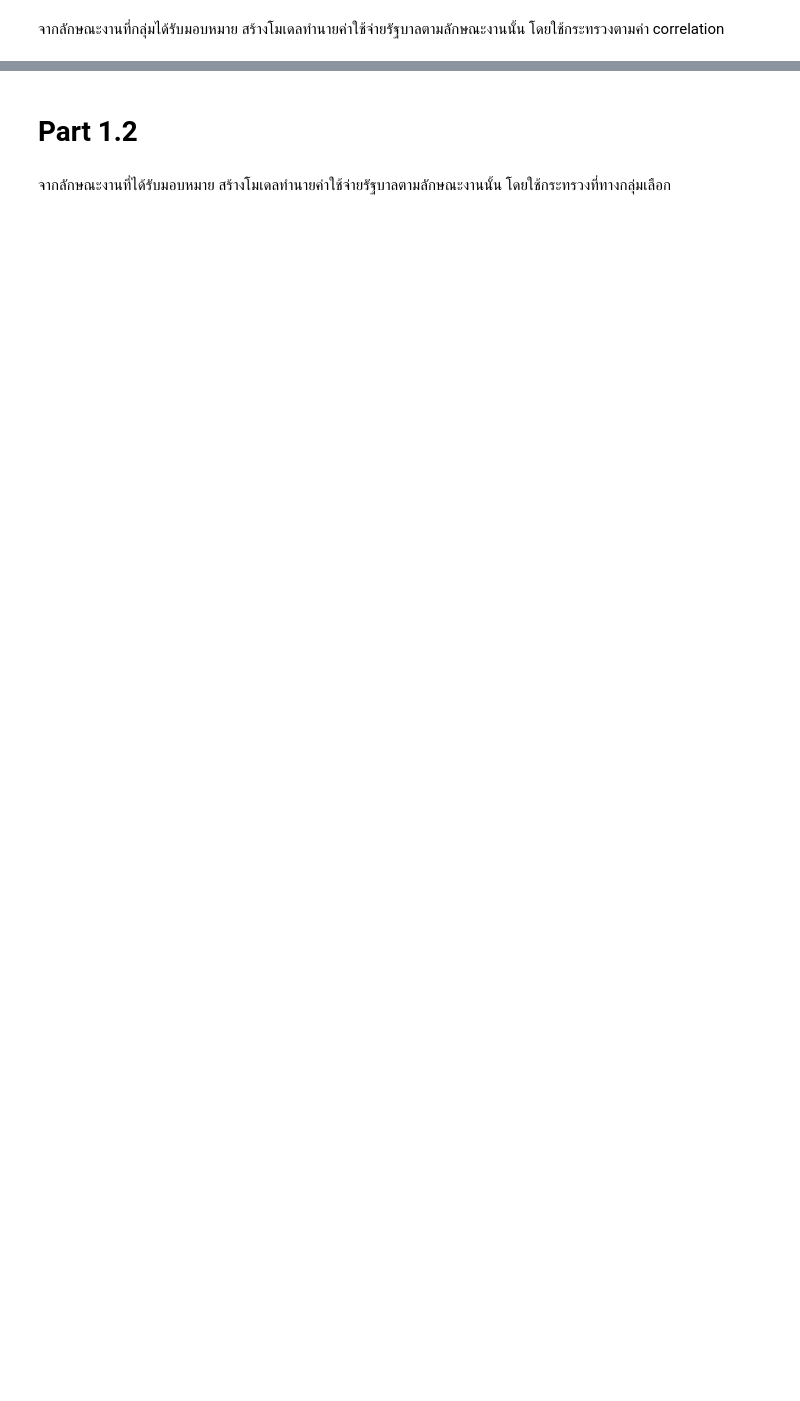
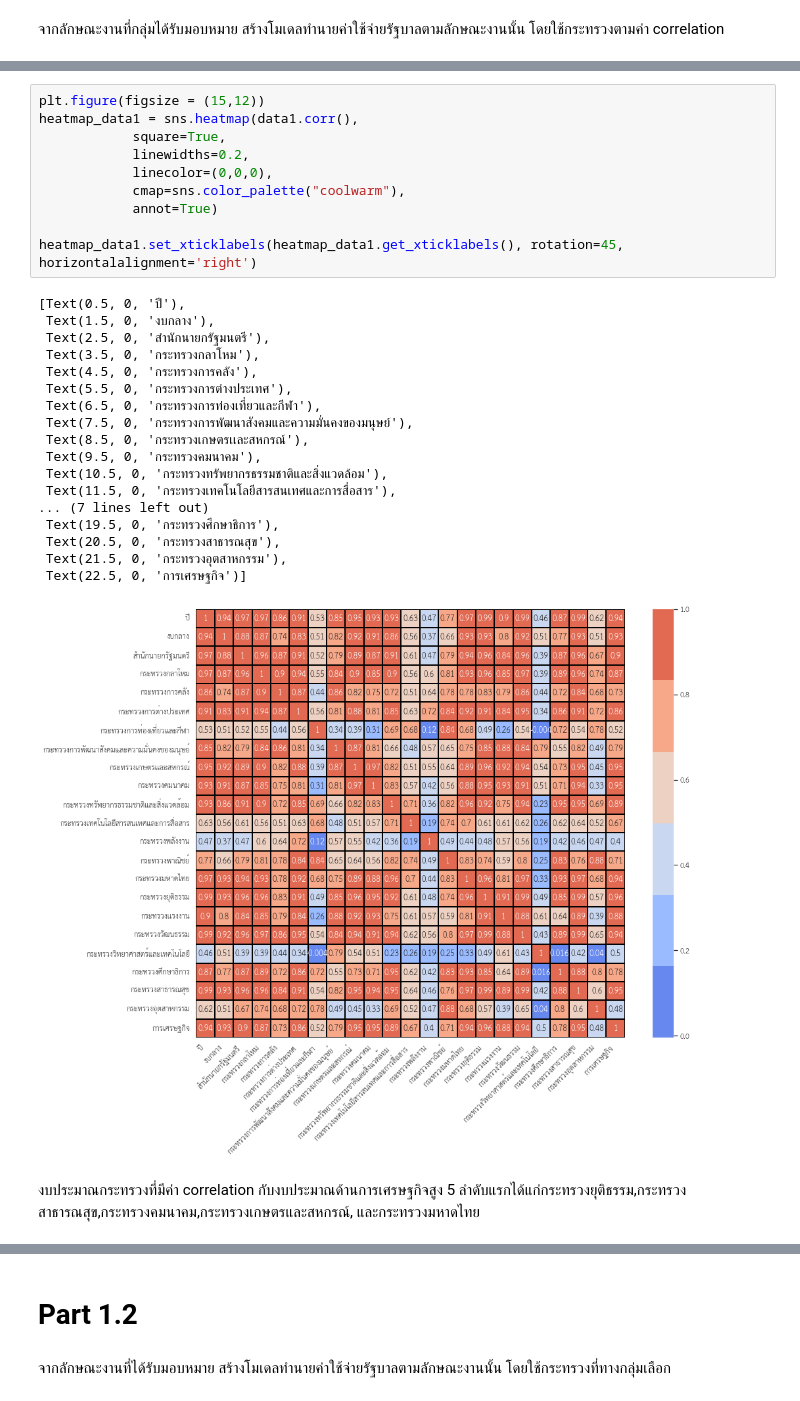
Before and after one commit to pant411/Assignment2_Stat_pp, a Jupyter notebook: part-regression/regression_analysis.ipynb, the cells around one changed output, grey strips where cells are left out. Cells and saved outputs as stored; diff of their text form; blank space fills up the shorter version.

```diff
--- a/part-regression/regression_analysis.ipynb
+++ b/part-regression/regression_analysis.ipynb
@@ -31,0 +73,31 @@ import statsmodels.api as sm
+# %%
+plt.figure(figsize = (15,12))
+heatmap_data1 = sns.heatmap(data1.corr(),
+            square=True,
+            linewidths=0.2,
+            linecolor=(0,0,0),
+            cmap=sns.color_palette("coolwarm"),
+            annot=True)
+
+heatmap_data1.set_xticklabels(heatmap_data1.get_xticklabels(), rotation=45, horizontalalignment='right')
+# %% [output]
+[Text(0.5, 0, 'ปี'),
+ Text(1.5, 0, 'งบกลาง'),
+ Text(2.5, 0, 'สำนักนายกรัฐมนตรี'),
+ Text(3.5, 0, 'กระทรวงกลาโหม'),
+ Text(4.5, 0, 'กระทรวงการคลัง'),
+ Text(5.5, 0, 'กระทรวงการต่างประเทศ'),
+ Text(6.5, 0, 'กระทรวงการท่องเที่ยวและกีฬา'),
+ Text(7.5, 0, 'กระทรวงการพัฒนาสังคมและความมั่นคงของมนุษย์'),
+ Text(8.5, 0, 'กระทรวงเกษตรเเละสหกรณ์'),
+ Text(9.5, 0, 'กระทรวงคมนาคม'),
+ Text(10.5, 0, 'กระทรวงทรัพยากรธรรมชาติและสิ่งแวดล้อม'),
+ Text(11.5, 0, 'กระทรวงเทคโนโลยีสารสนเทศและการสื่อสาร'),
+... (7 lines left out)
+ Text(19.5, 0, 'กระทรวงศึกษาธิการ'),
+ Text(20.5, 0, 'กระทรวงสาธารณสุข'),
+ Text(21.5, 0, 'กระทรวงอุตสาหกรรม'),
+ Text(22.5, 0, 'การเศรษฐกิจ')]
+[figure, added]
+# %% [markdown]
+งบประมาณกระทรวงที่มีค่า correlation กับงบประมาณด้านการเศรษฐกิจสูง 5 ลำดับแรกได้แก่กระทรวงยุติธรรม,กระทรวงสาธารณสุข,กระทรวงคมนาคม,กระทรวงเกษตรและสหกรณ์, และกระทรวงมหาดไทย
```
Also changed, not shown: parts of 47 cells of this notebook, 1 other file.
